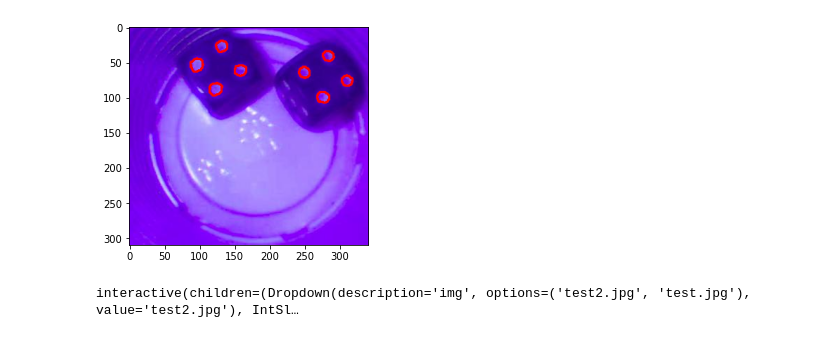
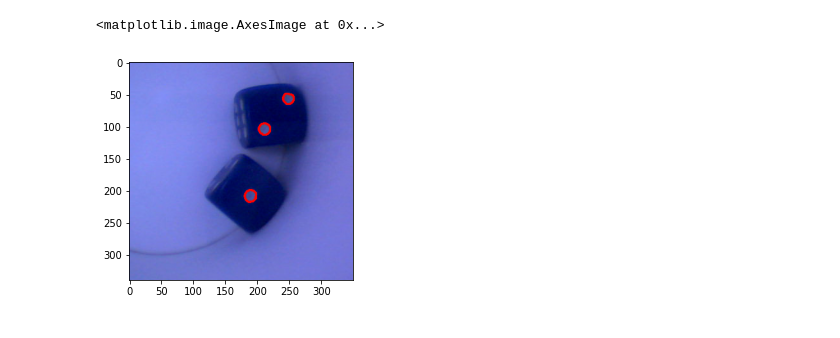
Before and after one commit to MichalKwarta/SW, a Jupyter notebook: jupiter.ipynb, the cells around one changed output. Drawn from its saved outputs; the diff is of its cells as text; code cells hidden in the pictures.

```diff
--- a/jupiter.ipynb
+++ b/jupiter.ipynb
@@ -1,71 +1,33 @@
 # %%
 import cv2
 import matplotlib.pyplot as plt
-from ipywidgets import interact, interactive, fixed
+from ipywidgets import interact, interactive
 from glob import glob
 %matplotlib inline
-
 
 # camera = cv2.VideoCapture(0)
 # _, _ = camera.read()
 
 
 ##TU JEST KOD, KTÓRY W ZAŁOŻENIU MA DZIAŁAĆ
 ##Następne komórki to raczej playground
+#TODO: dobrac min/max rozmiar oczka
+#TODO: dobrać wycięcie obrazka
 
-img = cv2.imread('test2.jpg')
-img = img[170:-50,250:-100]
-imgraw = img[:]
 
-_,_,blue = cv2.split(img)
-
-ret, threshh = cv2.threshold(blue, 100, 255, cv2.THRESH_BINARY)
-contours,_ = cv2.findContours(threshh, cv2.RETR_LIST, cv2.CHAIN_APPROX_NONE)
+l = glob("rozproszone/*.jpg")
+img = cv2.imread(l[0])
+img = img[110:-30,230:-60]
+_ ,_ ,red = cv2.split(img)
+_, threshh = cv2.threshold(red, 50, 255, cv2.THRESH_BINARY)
+contours, _ = cv2.findContours(threshh, cv2.RETR_LIST, cv2.CHAIN_APPROX_NONE)
 
 for c in contours:
     (_,_,w,h) = cv2.boundingRect(c)
-    if 100<cv2.contourArea(c)<=400  and 0.8<w/h<1.2:
-        cv2.drawContours(imgraw, [c], -1, (0, 0, 255), 2)
-    plt.imshow(cv2.cvtColor(imgraw,cv2.COLOR_BGR2RGB))
+    if 100<cv2.contourArea(c)<=300  and 0.8<w/h<1.2:
+        cv2.drawContours(img, [c], -1, (0, 0, 255), 2)
+
+plt.imshow(cv2.cvtColor(img,cv2.COLOR_BGR2RGB))
 # %% [output]
+<matplotlib.image.AxesImage at 0x...>
-[figure, old version]
+[figure, new version]
-# %%
-def apply_brightness_contrast(input_img, brightness = 0, contrast = 0):
-
-    if brightness != 0:
-        if brightness > 0:
-            shadow = brightness
-            highlight = 255
-        else:
-            shadow = 0
-            highlight = 255 + brightness
-        alpha_b = (highlight - shadow)/255
-        gamma_b = shadow
-
-        buf = cv2.addWeighted(input_img, alpha_b, input_img, 0, gamma_b)
-    else:
-        buf = input_img.copy()
-
-    if contrast != 0:
-        f = 131*(contrast + 127)/(127*(131-contrast))
-        alpha_c = f
-        gamma_c = 127*(1-f)
-
-        buf = cv2.addWeighted(buf, alpha_c, buf, 0, gamma_c)
-
-    return buf
-
-def getThresh(img,lower=100,upper=255,brightness=75,contrast=128):
-
-    img = cv2.imread(img)
-    img = img[170:-50,250:-100]
-    #img = apply_brightness_contrast(img,brightness,contrast)
-    _,_,blue = cv2.split(img)
-
-    ret, threshh = cv2.threshold(blue, lower, upper, cv2.THRESH_BINARY)
-    #thresh = cv2.adaptiveThreshold(blue,255,cv2.ADAPTIVE_THRESH_GAUSSIAN_C,cv2.THRESH_BINARY,5,2)
-    plt.imshow(threshh)
-
-interactive(getThresh,img=glob("*.jpg"),lower=(0,255,1),upper=(0,255,1),brightness = (-128,128,1),contrast = (-128,128,1))
-# %% [output]
-interactive(children=(Dropdown(description='img', options=('test2.jpg', 'test.jpg'), value='test2.jpg'), IntSl…
```
Also changed, not shown: parts of 2 cells of this notebook, 8 other files.
